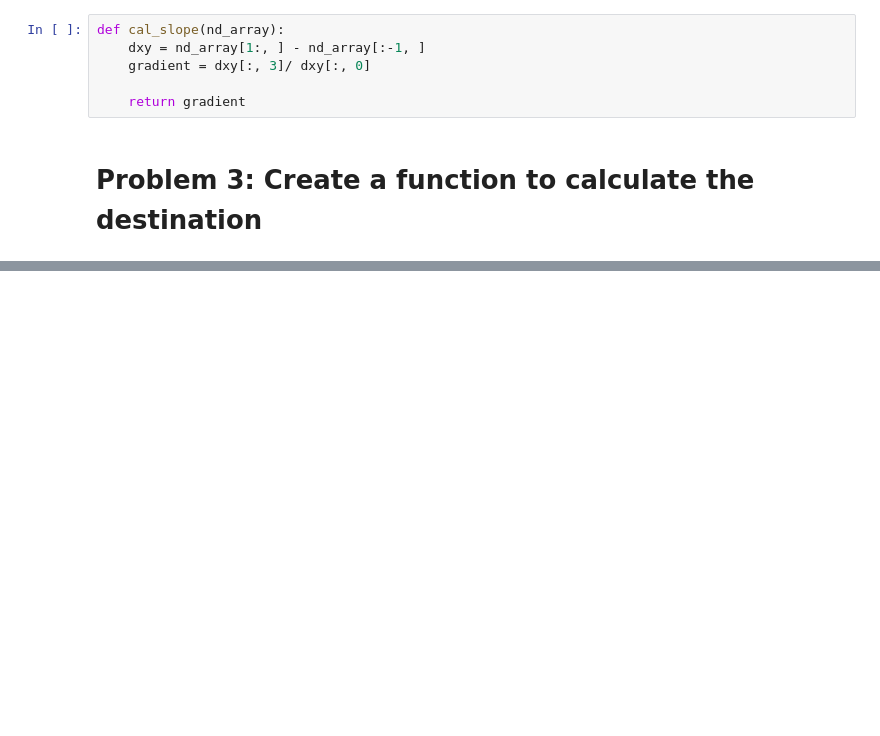
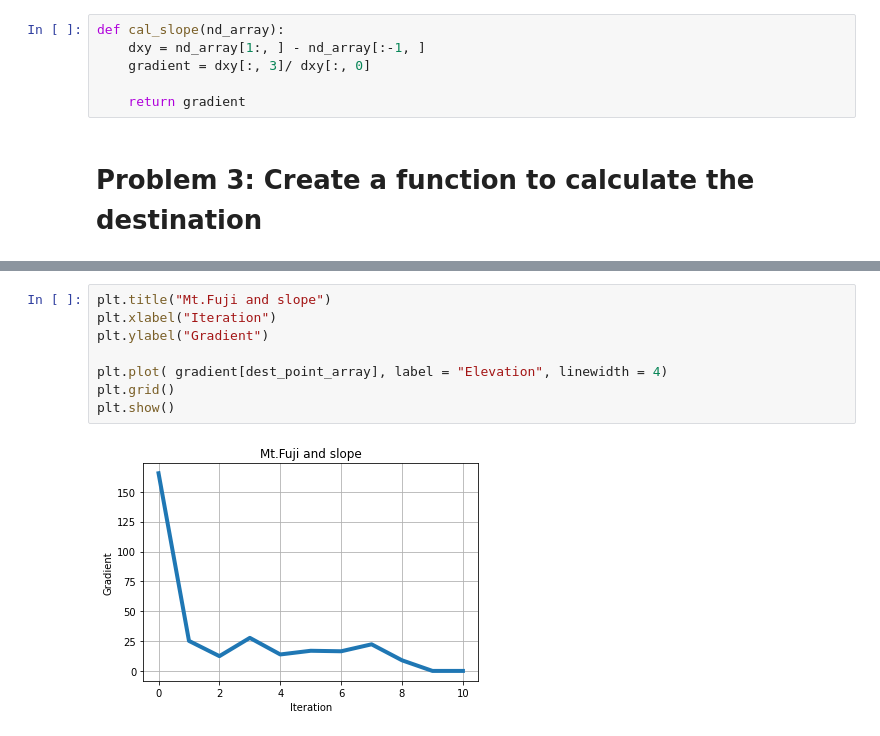
Before and after one commit to pmt122013/diveintocode-ml, a Jupyter notebook: Mathematics for Machine Learning (week 2)/Assignment 2 (week 2).ipynb, the cells around one changed output, grey strips where cells are left out. Saved outputs shown, nothing was run; the diff lists cells and outputs as text; blank space fills up the shorter version.

```diff
--- a/Mathematics for Machine Learning (week 2)/Assignment 2 (week 2).ipynb
+++ b/Mathematics for Machine Learning (week 2)/Assignment 2 (week 2).ipynb
@@ -105,0 +127,10 @@ plt.show()
+# %%
+plt.title("Mt.Fuji and slope")
+plt.xlabel("Iteration")
+plt.ylabel("Gradient")
+
+plt.plot( gradient[dest_point_array], label = "Elevation", linewidth = 4)
+plt.grid()
+plt.show()
+# %% [output]
+[figure, added]
```
Also changed, not shown: parts of 14 cells of this notebook.
